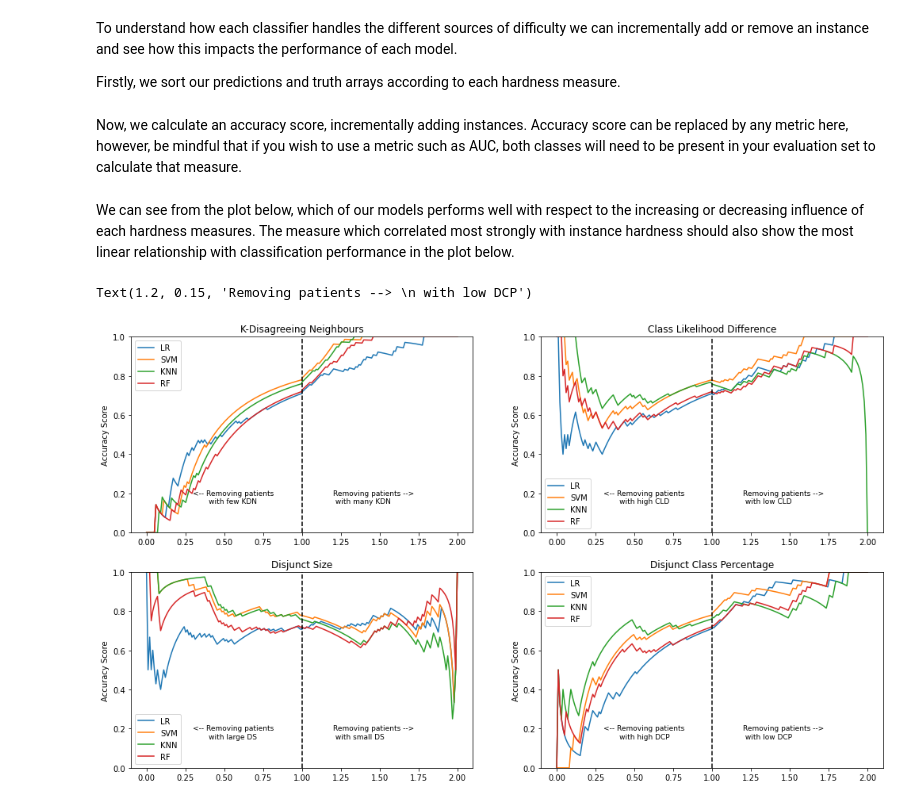
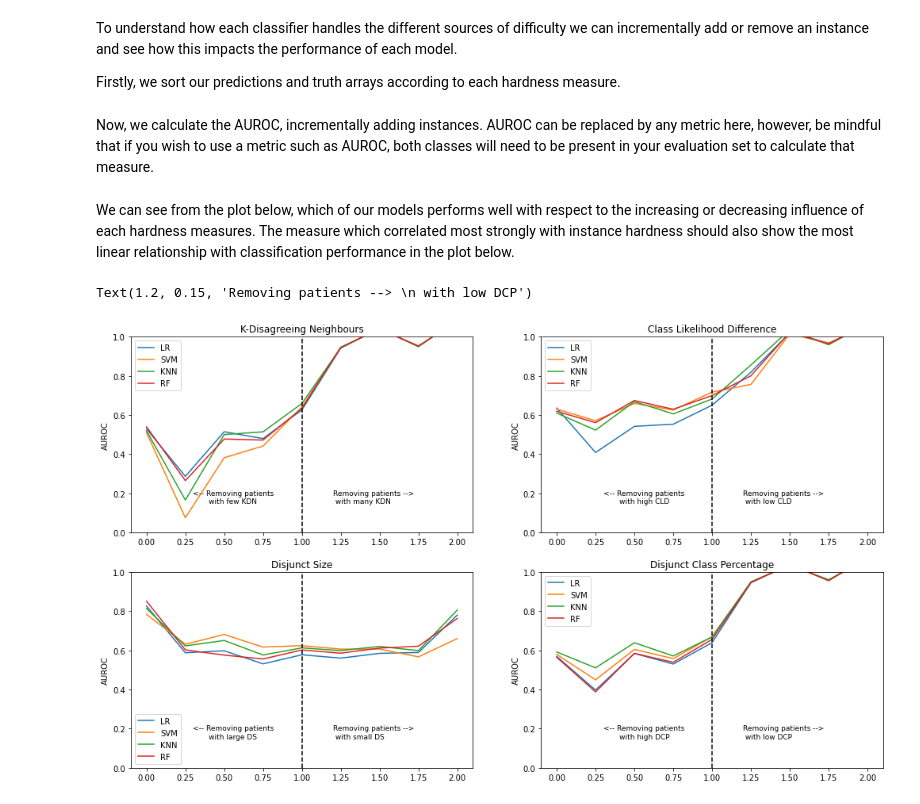
Before and after one commit to andrewhouston113/Machine-Learning-Model-Interrogation, a Jupyter notebook: Model_Interrogation_Tutorial.ipynb, the cells around one changed output. Saved outputs shown, nothing was run; the diff lists cells and outputs as text; code cells hidden in the pictures.

```diff
--- a/Model_Interrogation_Tutorial.ipynb
+++ b/Model_Interrogation_Tutorial.ipynb
@@ -335,8 +384,8 @@ from sklearn.neighbors import NearestNeighbors
 from numpy import matlib as mb
 scores = np.zeros((X.shape[0],15))
 for k in range(2,17):
-  nbrs = NearestNeighbors(n_neighbors=k + 1, algorithm='kd_tree').fit(X)
-  _, indices = nbrs.kneighbors(X)
+  nbrs = NearestNeighbors(n_neighbors=k + 1, algorithm='kd_tree').fit(X_selected)
+  _, indices = nbrs.kneighbors(X_selected)
   neighbors = indices[:, 1:]
   diff_class = mb.repmat(y, k, 1).transpose() != y[neighbors]
   scores[:,k-2] = np.sum(diff_class, axis=1) / k
@@ -398,76 +453,81 @@ To understand how each classifier handles the different sources of difficulty we
 
 Firstly, we sort our predictions and truth arrays according to each hardness measure.
 # %%
-sorted_predictions_KDN = predictions[np.argsort(-1*KDN),:]
-sorted_predictions_CLD = predictions[np.argsort(CLD),:]
-sorted_predictions_DS = predictions[np.argsort(DS),:]
-sorted_predictions_DCP = predictions[np.argsort(DCP),:]
+sorted_probabilities_KDN = probabilities[np.argsort(-1*KDN),:]
+sorted_probabilities_CLD = probabilities[np.argsort(CLD),:]
+sorted_probabilities_DS = probabilities[np.argsort(DS),:]
+sorted_probabilities_DCP = probabilities[np.argsort(DCP),:]
 
 sorted_truth_KDN = truth[np.argsort(-1*KDN)]
 sorted_truth_CLD = truth[np.argsort(CLD)]
 sorted_truth_DS = truth[np.argsort(DS)]
 sorted_truth_DCP = truth[np.argsort(DCP)]
 # %% [markdown]
-Now, we calculate an accuracy score, incrementally adding instances. Accuracy score can be replaced by any metric here, however, be mindful that if you wish to use a metric such as AUC, both classes will need to be present in your evaluation set to calculate that measure.
+Now, we calculate the AUROC, incrementally adding instances. AUROC can be replaced by any metric here, however, be mindful that if you wish to use a metric such as AUROC, both classes will need to be present in your evaluation set to calculate that measure.
 # %%
-from sklearn.metrics import accuracy_score
-def generate_incremental_accuracy_scores(X, models, sorted_truth, sorted_predictions):
+from scipy import signal
+
+def generate_incremental_auroc_scores(X, models, sorted_truth, sorted_predictions):
   scores = np.zeros(((X.shape[0]*2)-1, len(models)))
   for model in range(0,len(models)):
     for i in range(0,X.shape[0]):
-      scores[i,model] = accuracy_score(sorted_truth[0:i+1],sorted_predictions[0:i+1,model])
-      scores[i+X.shape[0]-1,model] = accuracy_score(sorted_truth[i:X.shape[0]],sorted_predictions[i:X.shape[0],model])
+      try:
+        scores[i,model] = roc_auc_score(sorted_truth[0:i+1],sorted_predictions[0:i+1,model])
+        scores[i+X.shape[0]-1,model] = roc_auc_score(sorted_truth[i:X.shape[0]],sorted_predictions[i:X.shape[0],model])
+      except:
+        scores[i+X.shape[0]-1,model] = 1
+  scores = signal.resample(scores, 9, axis=0)
   return scores
 # %%
-KDN_scores = generate_incremental_accuracy_scores(X, models, sorted_truth_KDN, sorted_predictions_KDN)
-CLD_scores = generate_incremental_accuracy_scores(X, models, sorted_truth_CLD, sorted_predictions_CLD)
-DS_scores = generate_incremental_accuracy_scores(X, models, sorted_truth_DS, sorted_predictions_DS)
-DCP_scores = generate_incremental_accuracy_scores(X, models, sorted_truth_DCP, sorted_predictions_DCP)
+KDN_scores = generate_incremental_auroc_scores(X, models, sorted_truth_KDN, sorted_probabilities_KDN)
+CLD_scores = generate_incremental_auroc_scores(X, models, sorted_truth_CLD, sorted_probabilities_CLD)
+DS_scores = generate_incremental_auroc_scores(X, models, sorted_truth_DS, sorted_probabilities_DS)
+DCP_scores = generate_incremental_auroc_scores(X, models, sorted_truth_DCP, sorted_probabilities_DCP)
 # %% [markdown]
 We can see from the plot below, which of our models performs well with respect to the increasing or decreasing influence of each hardness measures. The measure which correlated most strongly with instance hardness should also show the most linear relationship with classification performance in the plot below.
 # %%
 import matplotlib.pyplot as plt
 
 fig, axs = plt.subplots(2, 2)
-x = np.append(np.linspace(0,1,X.shape[0]),np.linspace(1,2,X.shape[0]-1))
+x = np.array([0,0.25,0.5,0.75,1,1.25,1.5,1.75,2])
 fig.set_figheight(10)
 fig.set_figwidth(17)
 
 axs[0, 0].plot(x,KDN_scores)
 axs[0, 0].legend(['LR', 'SVM', 'KNN', 'RF'])
 axs[0, 0].set_title('K-Disagreeing Neighbours')
-axs[0, 0].set_ylabel('Accuracy Score')
+axs[0, 0].set_ylabel('AUROC')
 axs[0, 0].set_ylim([0,1])
 axs[0, 0].axvline(x=1,color='k',linestyle='--')
 axs[0, 0].text(0.3, 0.15, "<-- Removing patients \n       with few KDN", fontsize=9)
 axs[0, 0].text(1.2, 0.15, "Removing patients --> \n with many KDN", fontsize=9)
 
 axs[0, 1].plot(x,CLD_scores)
 axs[0, 1].legend(['LR', 'SVM', 'KNN', 'RF'])
 axs[0, 1].set_title('Class Likelihood Difference')
-axs[0, 1].set_ylabel('Accuracy Score')
+axs[0, 1].set_ylabel('AUROC')
 axs[0, 1].set_ylim([0,1])
 axs[0, 1].axvline(x=1,color='k',linestyle='--')
 axs[0, 1].text(0.3, 0.15, "<-- Removing patients \n       with high CLD", fontsize=9)
 axs[0, 1].text(1.2, 0.15, "Removing patients --> \n with low CLD", fontsize=9)
 
 axs[1, 0].plot(x,DS_scores)
 axs[1, 0].legend(['LR', 'SVM', 'KNN', 'RF'])
 axs[1, 0].set_title('Disjunct Size')
-axs[1, 0].set_ylabel('Accuracy Score')
+axs[1, 0].set_ylabel('AUROC')
 axs[1, 0].set_ylim([0,1])
 axs[1, 0].axvline(x=1,color='k',linestyle='--')
 axs[1, 0].text(0.3, 0.15, "<-- Removing patients \n       with large DS", fontsize=9)
 axs[1, 0].text(1.2, 0.15, "Removing patients --> \n with small DS", fontsize=9)
 
 axs[1, 1].plot(x,DCP_scores)
 axs[1, 1].legend(['LR', 'SVM', 'KNN', 'RF'])
 axs[1, 1].set_title('Disjunct Class Percentage')
-axs[1, 1].set_ylabel('Accuracy Score')
+axs[1, 1].set_ylabel('AUROC')
 axs[1, 1].set_ylim([0,1])
 axs[1, 1].axvline(x=1,color='k',linestyle='--')
 axs[1, 1].text(0.3, 0.15, "<-- Removing patients \n       with high DCP", fontsize=9)
 axs[1, 1].text(1.2, 0.15, "Removing patients --> \n with low DCP", fontsize=9)
 # %% [output]
 Text(1.2, 0.15, 'Removing patients --> \n with low DCP')
-[figure, old version]
+[figure, new version]
```
Also changed, not shown: parts of 36 cells of this notebook.
